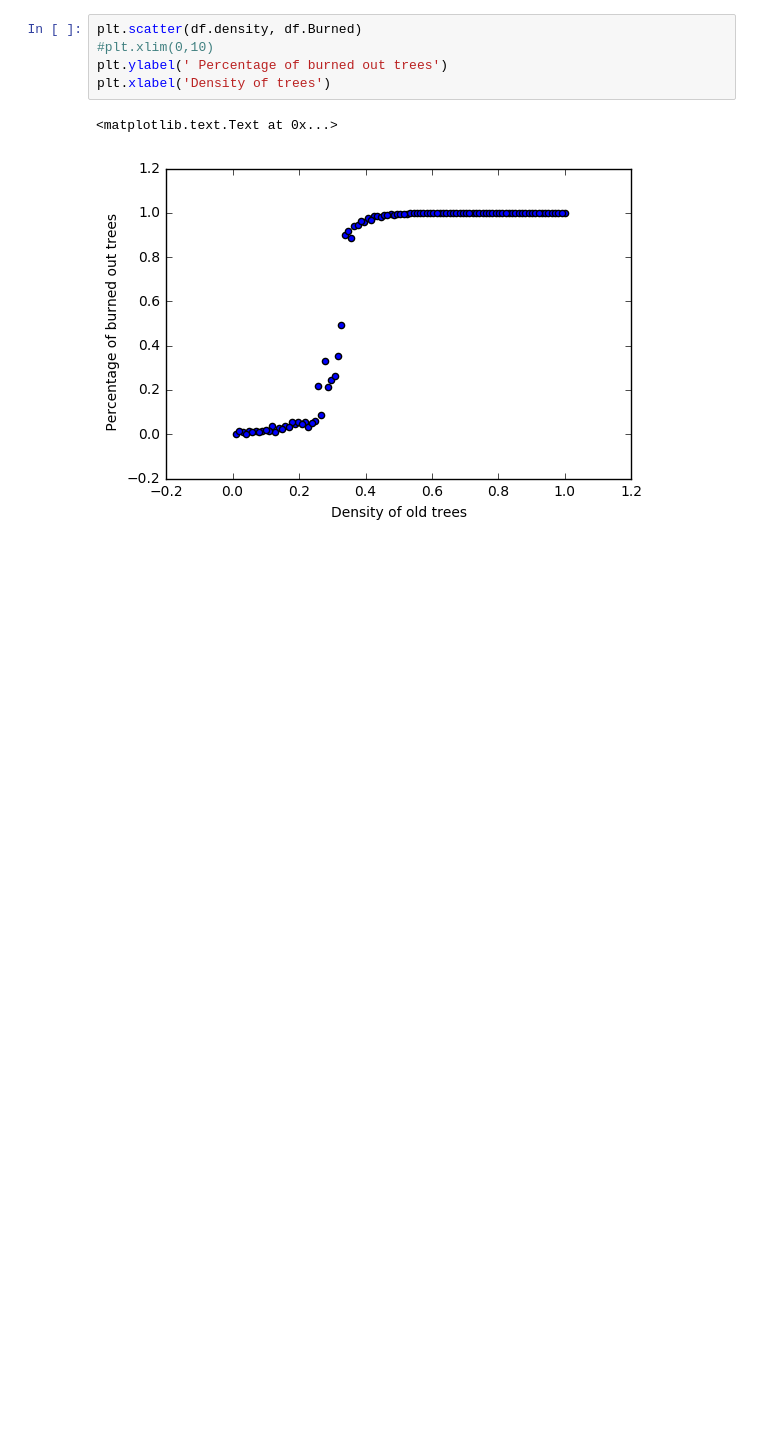
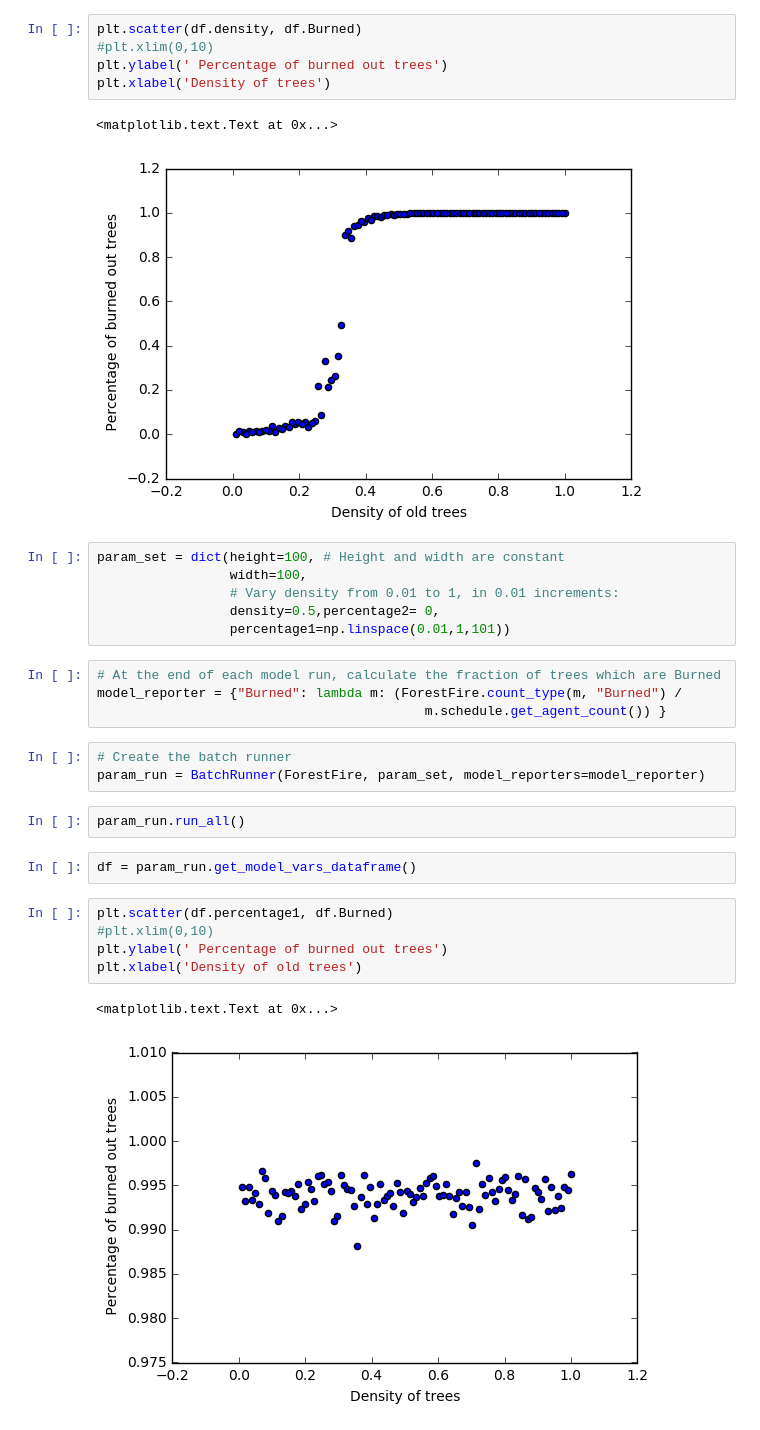
Before and after one commit to SepidehD/lab4, a Jupyter notebook: lab4.ipynb, the cells around one changed output. Saved outputs shown, nothing was run; the diff lists cells and outputs as text; blank space fills up the shorter version.

```diff
--- a/lab4.ipynb
+++ b/lab4.ipynb
@@ -297,3 +297,28 @@ plt.xlabel('Density of trees')
 # %% [output]
 <matplotlib.text.Text at 0x...>
 [figure]
+# %%
+param_set = dict(height=100, # Height and width are constant
+                 width=100,
+                 # Vary density from 0.01 to 1, in 0.01 increments:
+                 density=0.5,percentage2= 0,
+                 percentage1=np.linspace(0.01,1,101))
+# %%
+# At the end of each model run, calculate the fraction of trees which are Burned
+model_reporter = {"Burned": lambda m: (ForestFire.count_type(m, "Burned") /
+                                          m.schedule.get_agent_count()) }
+# %%
+# Create the batch runner
+param_run = BatchRunner(ForestFire, param_set, model_reporters=model_reporter)
+# %%
+param_run.run_all()
+# %%
+df = param_run.get_model_vars_dataframe()
+# %%
+plt.scatter(df.percentage1, df.Burned)
+#plt.xlim(0,10)
+plt.ylabel(' Percentage of burned out trees')
+plt.xlabel('Density of old trees')
+# %% [output]
+<matplotlib.text.Text at 0x...>
+[figure, added]
```
Also changed, not shown: parts of 2 cells of this notebook.
